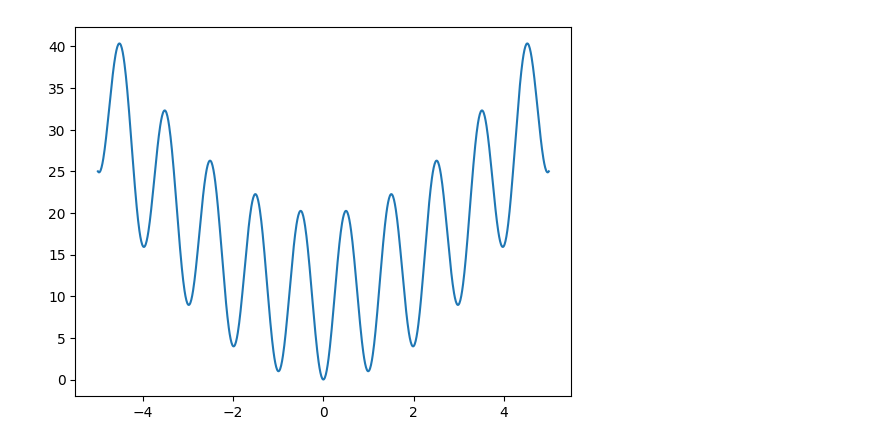
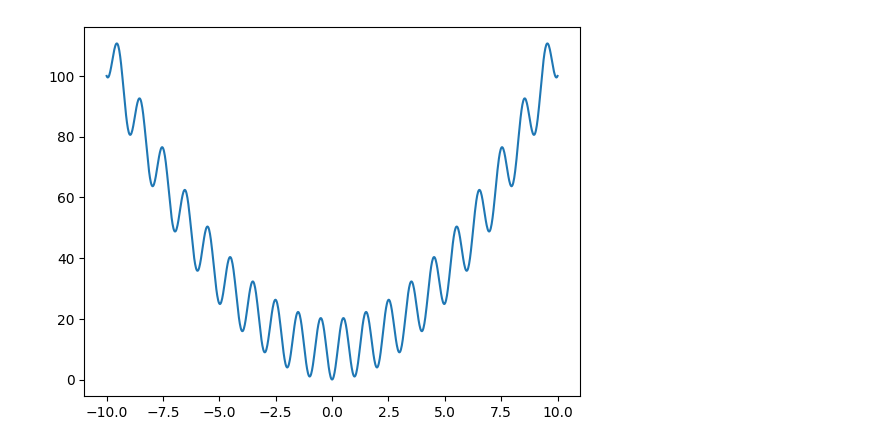
Before and after one commit to Khalil-Youssefi/SwarmRoboticsLecture, a Jupyter notebook: PSO.ipynb, the cells around one changed output. Saved outputs shown, nothing was run; the diff lists cells and outputs as text; code cells hidden in the pictures.

```diff
--- a/PSO.ipynb
+++ b/PSO.ipynb
@@ -7,19 +7,19 @@ def f1d(x):
     # Rastrigin function 1d
     return 10 + x**2 - 10 * np.cos(2 * np.pi * x)
 # %%
-LB = -5
-HB = 5
+LB = -10
+HB = 10
 
 X = np.linspace(LB, HB, 1000)
 Y = f1d(X)
 
 YMIN = np.min(Y)
 YMAX = np.max(Y)
 
 def plot_f1d():
     global X, Y
     plt.plot(X, Y)
 plot_f1d()
 # %% [output]
-[figure, old version]
+[figure, new version]
 # %%
```
Also changed, not shown: parts of 4 cells of this notebook.
